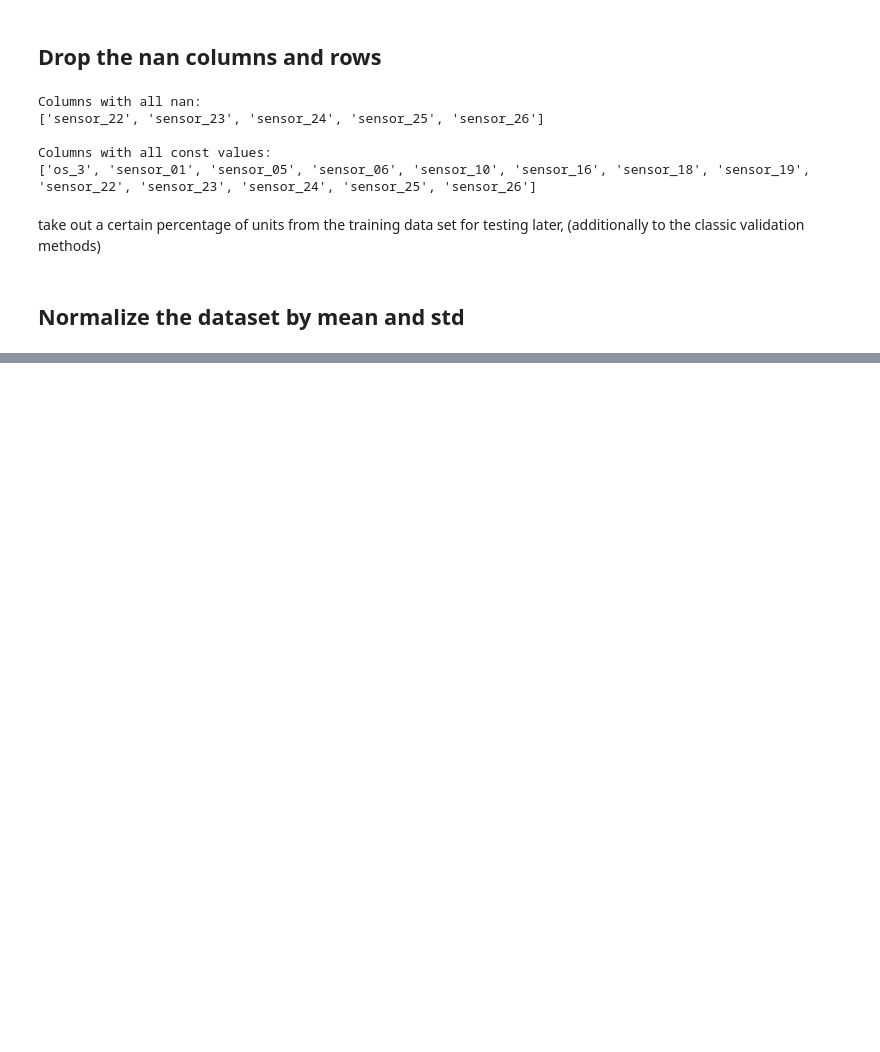
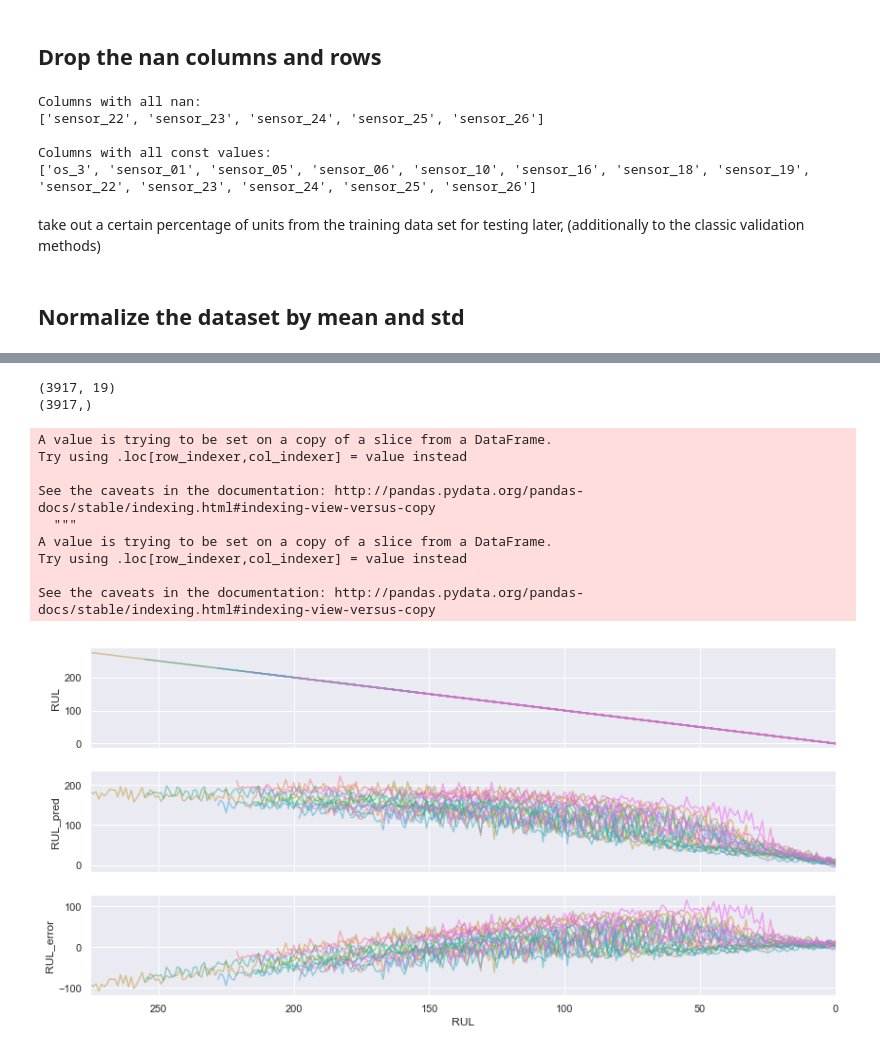
Before and after one commit to TobiasGlaubach/python-ml-turbofan, a Jupyter notebook: TrainTensorFlow.ipynb, the cells around one changed output, grey strips where cells are left out. Saved outputs shown, nothing was run; the diff lists cells and outputs as text; code cells hidden in the pictures; blank space fills up the shorter version.

```diff
--- a/TrainTensorFlow.ipynb
+++ b/TrainTensorFlow.ipynb
@@ -165,0 +183,22 @@ plt.xlabel("Prediction Error")
+# %%
+test_predictions = model.predict(test_data).flatten()
+tmp = df_test[['RUL', 'unit_nr']]
+print(df_test.shape)
+print(test_predictions.shape)
+tmp['RUL_error'] = test_predictions - test_labels
+tmp['RUL_pred'] = test_predictions
+
+PlottingHelpers.plot_grouped_by_RUL(tmp, leg=False, cols_data=['RUL', 'RUL_pred', 'RUL_error'])
+# %% [output]
+(3917, 19)
+(3917,)
+A value is trying to be set on a copy of a slice from a DataFrame.
+Try using .loc[row_indexer,col_indexer] = value instead
+
+See the caveats in the documentation: http://pandas.pydata.org/pandas-docs/stable/indexing.html#indexing-view-versus-copy
+  """
+A value is trying to be set on a copy of a slice from a DataFrame.
+Try using .loc[row_indexer,col_indexer] = value instead
+
+See the caveats in the documentation: http://pandas.pydata.org/pandas-docs/stable/indexing.html#indexing-view-versus-copy
+[figure, added]
```
Also changed, not shown: parts of 14 cells of this notebook.
